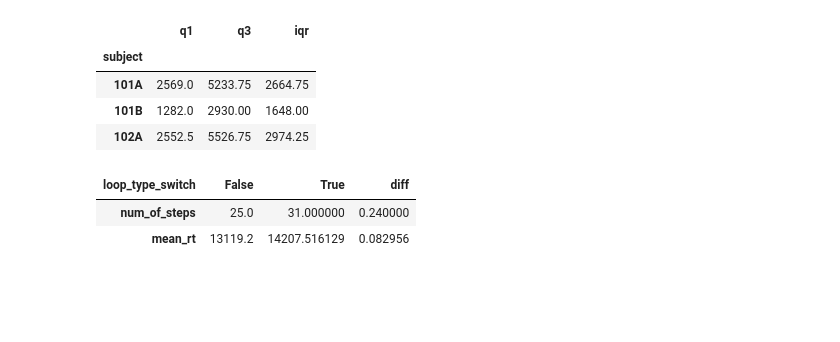
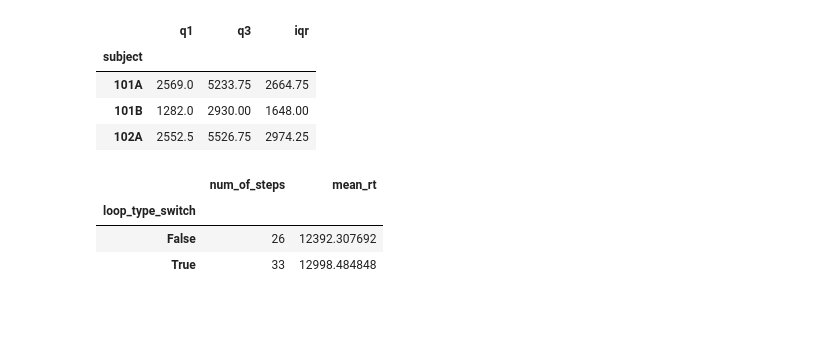
Before and after one commit to DanielVered/MathThinkingLabDA, a Jupyter notebook: LoopsDA/OutliersExploration.ipynb, the cells around one changed output. Drawn from its saved outputs; the diff is of its cells as text; code cells hidden in the pictures.

Commit message:
new data, changed get_prev_correct - only loop end

```diff
--- a/LoopsDA/OutliersExploration.ipynb
+++ b/LoopsDA/OutliersExploration.ipynb
@@ -193,20 +182,21 @@ def is_step_outlier(step):
 # %%
 # finding outliers
 subjective_outlier_mask = first_lines_data.apply(is_step_outlier, axis=1)
 outlier_steps = first_lines_data.loc[subjective_outlier_mask, ['subject', 'step_num', 'loop_type_switch', 'rt']]
 
 # searching for outliers influence on effect
 outliers_and_effect = outlier_steps.groupby('loop_type_switch')['step_num'].count().to_frame()
 outliers_and_effect.rename(columns={'step_num': 'num_of_steps'}, inplace=True)
 outliers_and_effect['mean_rt'] = outlier_steps.groupby('loop_type_switch')['rt'].mean()
 
-outliers_and_effect = outliers_and_effect.T
-outliers_and_effect['diff'] = (outliers_and_effect[True] - outliers_and_effect[False]) / outliers_and_effect[False]
+# outliers_and_effect = outliers_and_effect.T
+# outliers_and_effect['diff'] = (outliers_and_effect[True] - outliers_and_effect[False]) / outliers_and_effect[False]
 outliers_and_effect
 # %% [output]
-| loop_type_switch | False | True | diff |
-| num_of_steps | 25.0 | 31.000000 | 0.240000 |
-| mean_rt | 13119.2 | 14207.516129 | 0.082956 |
+|  | num_of_steps | mean_rt |
+| loop_type_switch |  |  |
+| False | 26 | 12392.307692 |
+| True | 33 | 12998.484848 |
 # %%
 def get_step_anomaly_grade(step):
     return abs(process.get_multiple_anomaly_grade(step, 'rt'))
```
Also changed, not shown: parts of 6 cells of this notebook, 10 other files.
